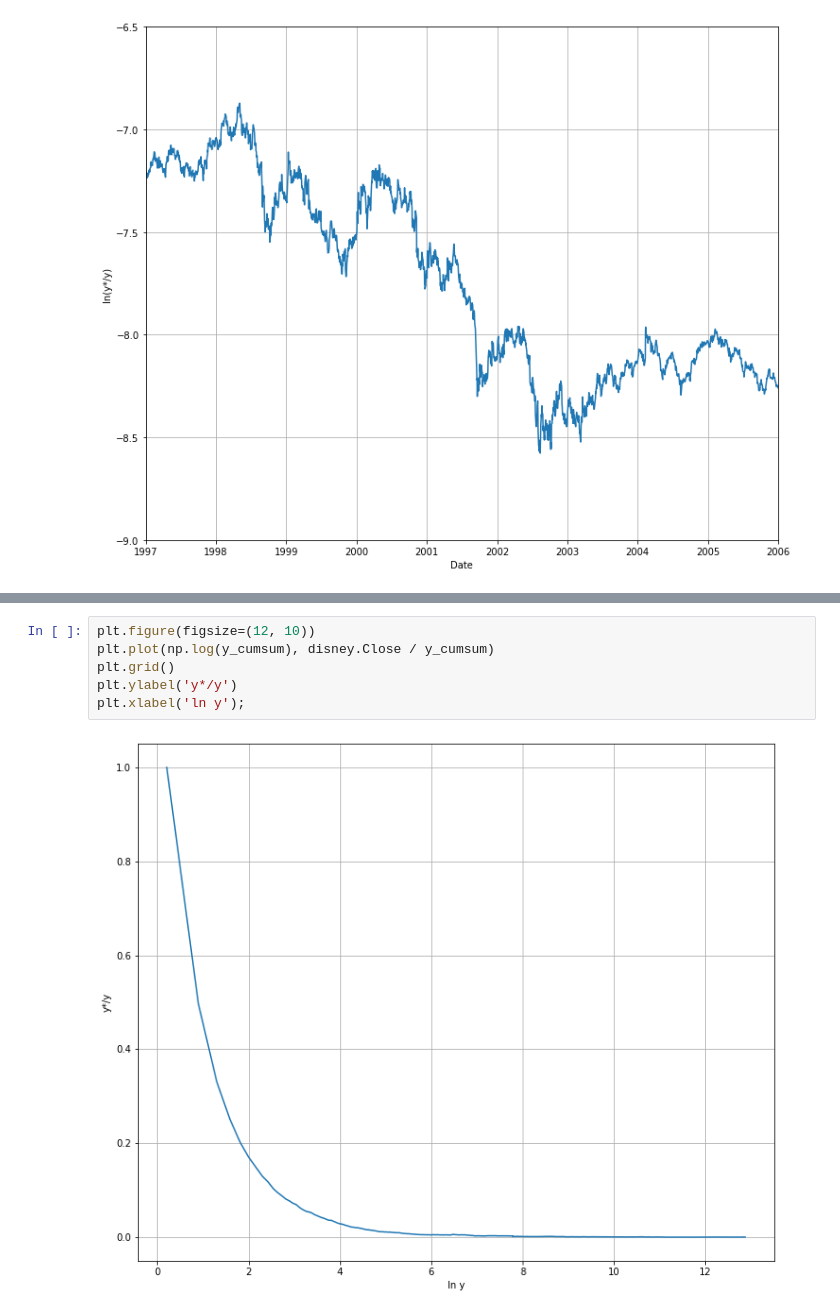
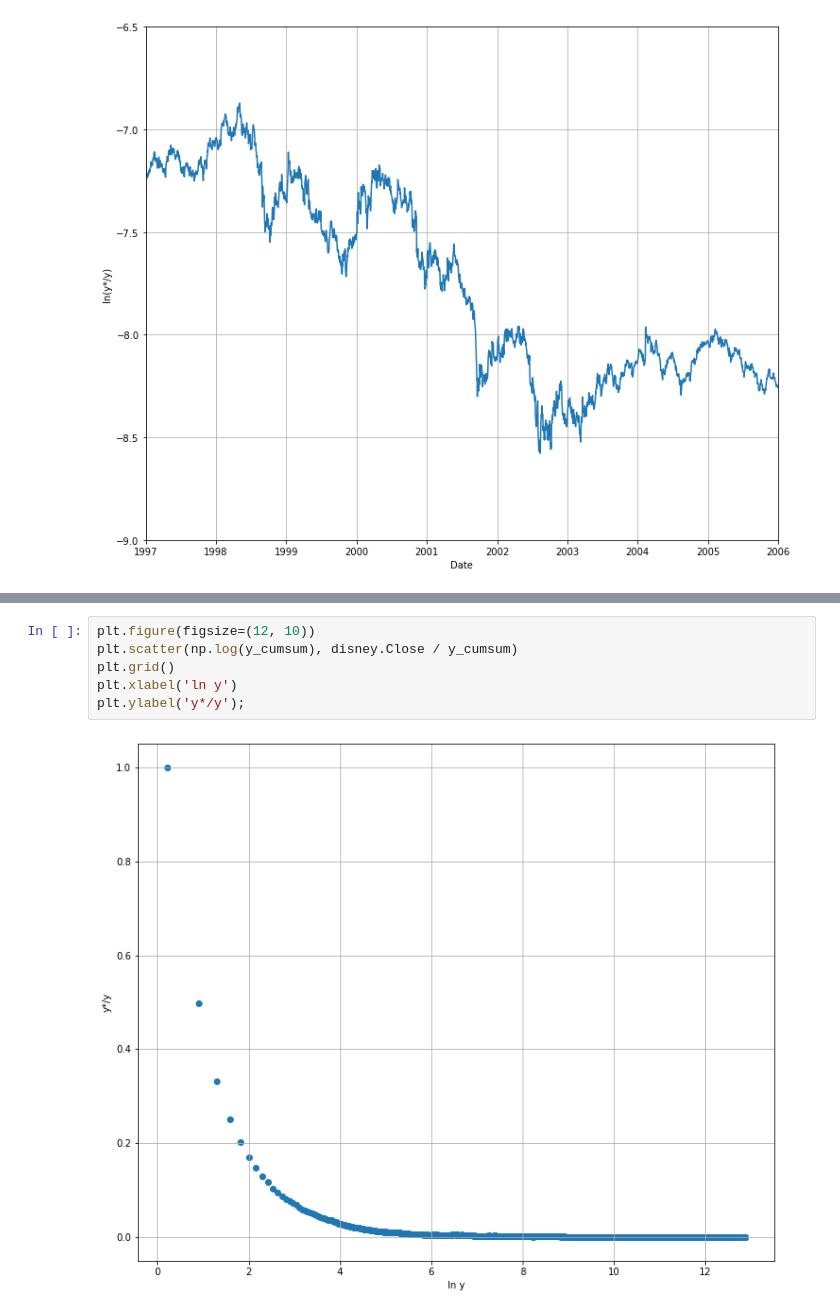
Before and after one commit to ValeriaGruzilova/-, a Jupyter notebook: Disney_analisys.ipynb, the cells around one changed output, grey strips where cells are left out. Drawn from its saved outputs; the diff is of its cells as text.

```diff
--- a/Disney_analisys.ipynb
+++ b/Disney_analisys.ipynb
@@ -209,8 +212,8 @@ segment_log_ycs_y(t1='1986-01-01', t2='1994-08-01', y1=-8, y2=-4.5)
 # %%
 plt.figure(figsize=(12, 10))
-plt.plot(np.log(y_cumsum), disney.Close / y_cumsum)
+plt.scatter(np.log(y_cumsum), disney.Close / y_cumsum)
 plt.grid()
-plt.ylabel('y*/y')
-plt.xlabel('ln y');
+plt.xlabel('ln y')
+plt.ylabel('y*/y');
 # %% [output]
-[figure, old version]
+[figure, new version]
```
Also changed, not shown: parts of 5 cells of this notebook, 9 other files.
